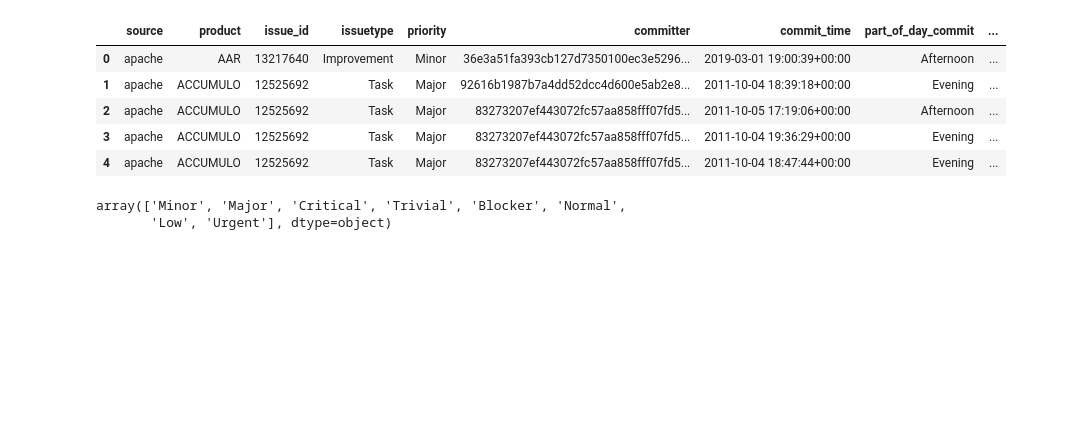
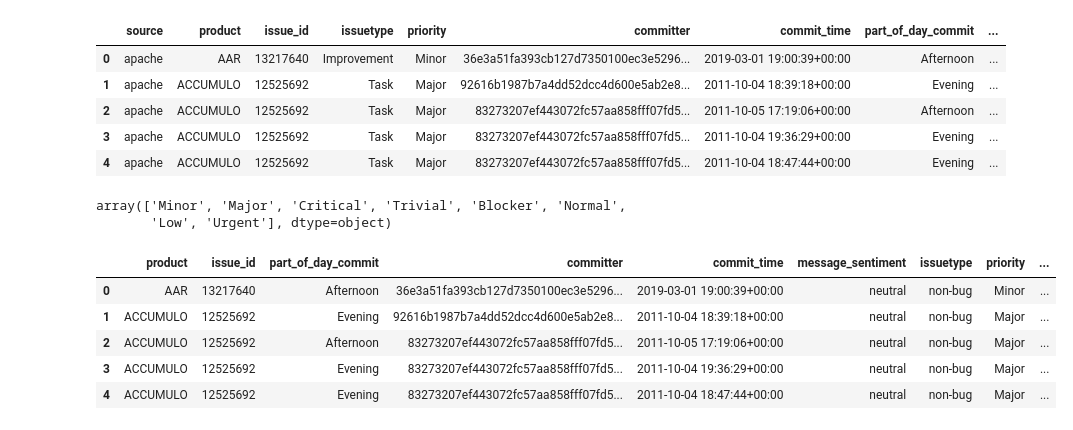
Before and after one commit to Siamias202/Exploratory-Analysis-of-Developer-Sentiment-on-Open-Source-Projects, a Jupyter notebook: raw copy.ipynb, the cells around one changed output. Saved outputs shown, nothing was run; the diff lists cells and outputs as text; code cells hidden in the pictures; blank space fills up the shorter version.

```diff
--- a/raw copy.ipynb
+++ b/raw copy.ipynb
@@ -341,0 +358,9 @@ df6[['issue_id','part_of_day_commit','message_sentiment','issuetype','priority',
+# %%
+df.head()
+# %% [output]
+|  | product | issue_id | part_of_day_commit | committer | commit_time | message_sentiment | issuetype | priority | ... |
+| 0 | AAR | 13217640 | Afternoon | 36e3a51fa393cb127d7350100ec3e5296... | 2019-03-01 19:00:39+00:00 | neutral | non-bug | Minor | ... |
+| 1 | ACCUMULO | 12525692 | Evening | 92616b1987b7a4dd52dcc4d600e5ab2e8... | 2011-10-04 18:39:18+00:00 | neutral | non-bug | Major | ... |
+| 2 | ACCUMULO | 12525692 | Afternoon | 83273207ef443072fc57aa858fff07fd5... | 2011-10-05 17:19:06+00:00 | neutral | non-bug | Major | ... |
+| 3 | ACCUMULO | 12525692 | Evening | 83273207ef443072fc57aa858fff07fd5... | 2011-10-04 19:36:29+00:00 | neutral | non-bug | Major | ... |
+| 4 | ACCUMULO | 12525692 | Evening | 83273207ef443072fc57aa858fff07fd5... | 2011-10-04 18:47:44+00:00 | neutral | non-bug | Major | ... |
```
Also changed, not shown: parts of 10 cells of this notebook.
